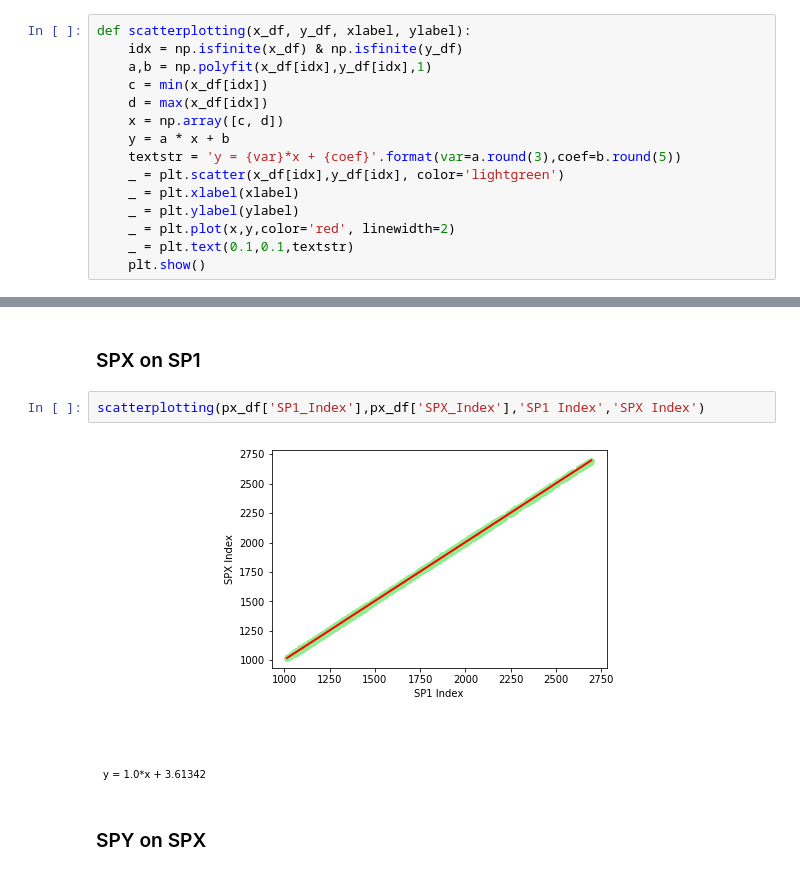
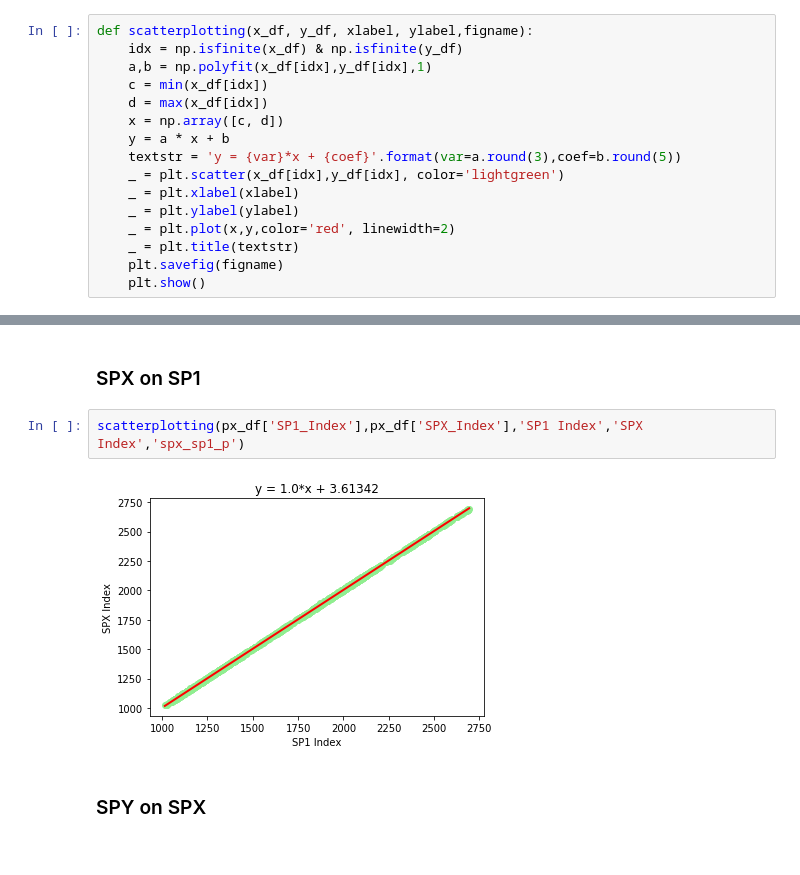
Before and after one commit to llonardi/15.459-Fin-Data-Science-II, a Jupyter notebook: Project 2/Q2.ipynb, the cells around one changed output, grey strips where cells are left out. Cells and saved outputs as stored; diff of their text form.

```diff
--- a/Project 2/Q2.ipynb
+++ b/Project 2/Q2.ipynb
@@ -9,7 +10,7 @@ filepath_returns = '/Users/hermannviktor/Python/PycharmProjects/15.459-Fin-Data-
 px_df = pd.read_excel(filepath_prices)
 px_df = px_df.set_index('Date')
 # %%
-def scatterplotting(x_df, y_df, xlabel, ylabel):
+def scatterplotting(x_df, y_df, xlabel, ylabel,figname):
     idx = np.isfinite(x_df) & np.isfinite(y_df)
     a,b = np.polyfit(x_df[idx],y_df[idx],1)
     c = min(x_df[idx])
@@ -21,5 +22,6 @@ def scatterplotting(x_df, y_df, xlabel, ylabel):
     _ = plt.xlabel(xlabel)
     _ = plt.ylabel(ylabel)
     _ = plt.plot(x,y,color='red', linewidth=2)
-    _ = plt.text(0.1,0.1,textstr)
+    _ = plt.title(textstr)
+    plt.savefig(figname)
     plt.show()
@@ -28,9 +52,9 @@ def scatterplotting(x_df, y_df, xlabel, ylabel):
 # %% [markdown]
 ### SPX on SP1
 # %%
-scatterplotting(px_df['SP1_Index'],px_df['SPX_Index'],'SP1 Index','SPX Index')
+scatterplotting(px_df['SP1_Index'],px_df['SPX_Index'],'SP1 Index','SPX Index','spx_sp1_p')
 # %% [output]
-[figure, old version]
+[figure, new version]
 # %% [markdown]
 ### SPY on SPX
 # %%
```
Also changed, not shown: parts of 17 cells of this notebook, 12 other files.
